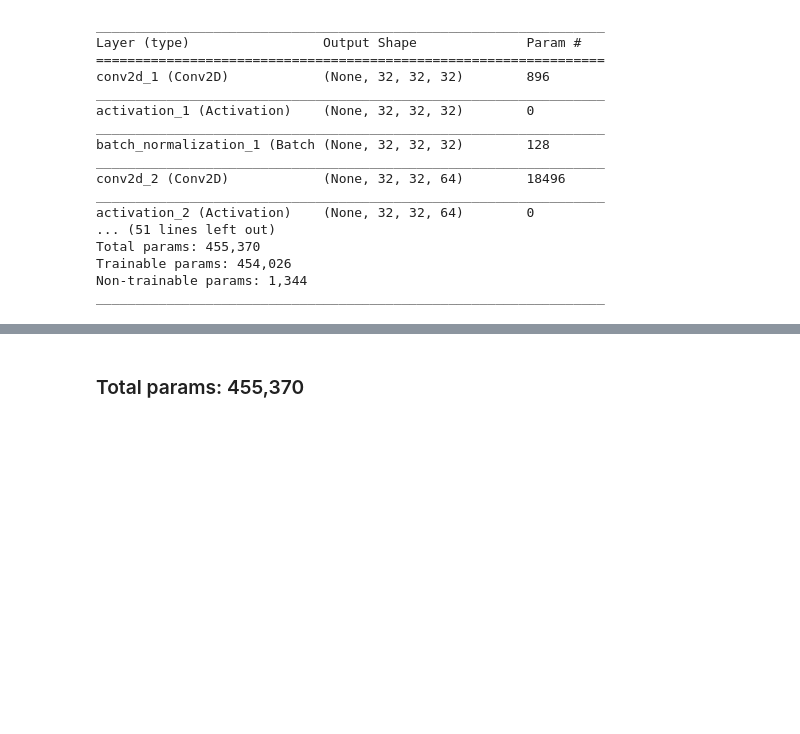
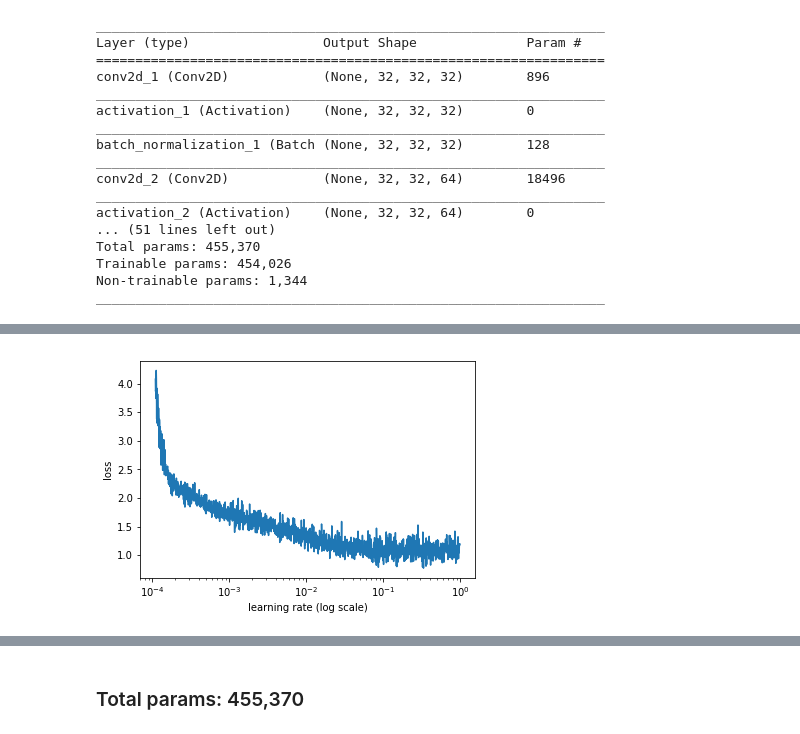
Before and after one commit to Curiousss/EVA, a Jupyter notebook: Assignment11/Session11.ipynb, the cells around one changed output, grey strips where cells are left out. Saved outputs shown, nothing was run; the diff lists cells and outputs as text; code cells hidden in the pictures; blank space fills up the shorter version.

Commit message:
With learning rate finder

```diff
--- a/Assignment11/Session11.ipynb
+++ b/Assignment11/Session11.ipynb
@@ -229,0 +252,11 @@ _________________________________________________________________
+# %%
+from lr_finder import LRFinder
+# model is a Keras model
+lr_finder = LRFinder(model1)
+
+# Train a model with batch size 512 for 5 epochs
+# with learning rate growing exponentially from 0.0001 to 1
+lr_finder.find(X_train, Y_train, start_lr=0.0001, end_lr=1, batch_size=128, epochs=5)
+# Plot the loss, ignore 20 batches in the beginning and 5 in the end
+lr_finder.plot_loss(n_skip_beginning=20, n_skip_end=5)
+# %% [output]
@@ -229,0 +273 @@ _________________________________________________________________
+[figure, added]
```
Also changed, not shown: parts of 11 cells of this notebook.
